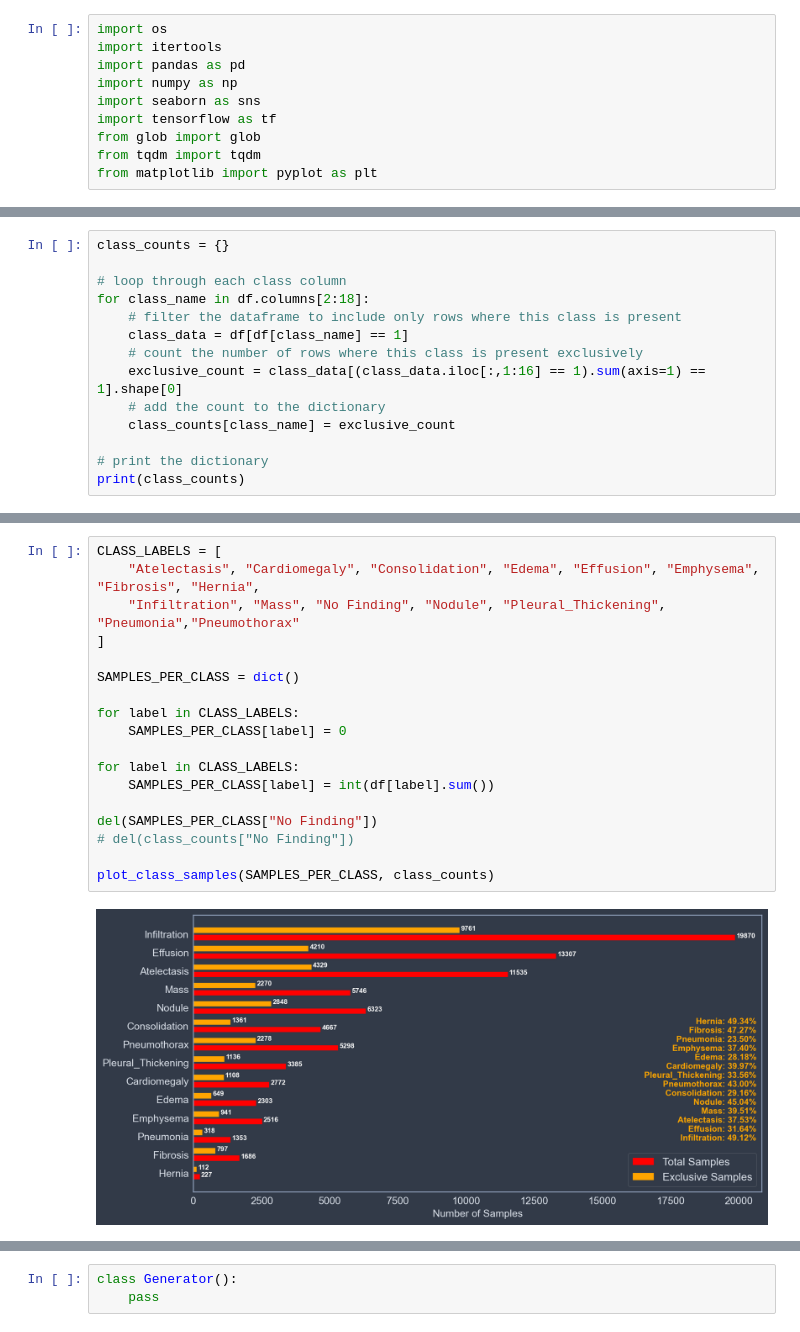
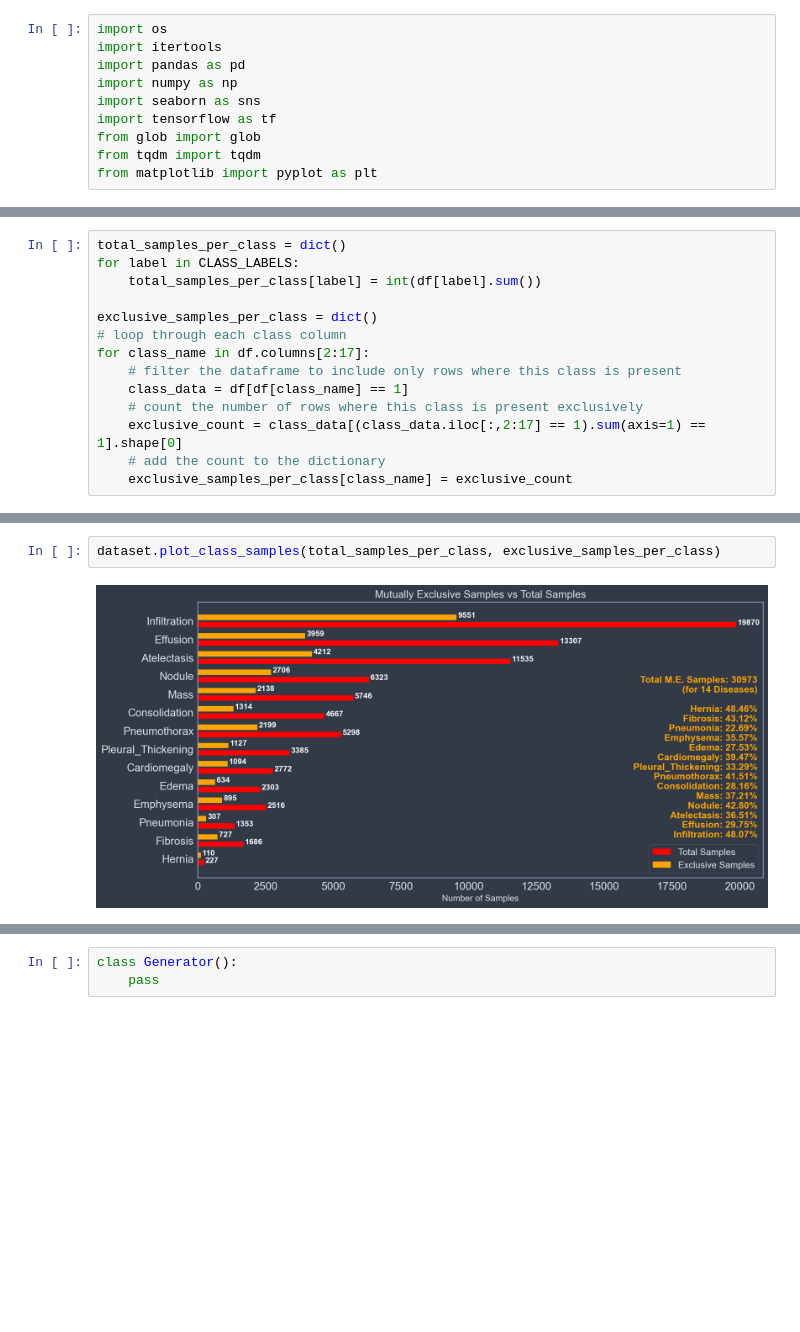
Before and after one commit to irtiza7/Lung-Disease-Classification, a Jupyter notebook: GAN_Tensorflow.ipynb, the cells around one changed output, grey strips where cells are left out. Cells and saved outputs as stored; diff of their text form; blank space fills up the shorter version.

Commit message:
Plotted a graph indicating mutually exclusive samples vs total samples per class.

```diff
--- a/GAN_Tensorflow.ipynb
+++ b/GAN_Tensorflow.ipynb
@@ -73,14 +161,14 @@ df = dataset.one_hot_encode(df)
 # %%
-class_counts = {}
+total_samples_per_class = dict()
+for label in CLASS_LABELS:
+    total_samples_per_class[label] = int(df[label].sum())
 
+exclusive_samples_per_class = dict()
 # loop through each class column
-for class_name in df.columns[2:18]:
+for class_name in df.columns[2:17]:
     # filter the dataframe to include only rows where this class is present
     class_data = df[df[class_name] == 1]
     # count the number of rows where this class is present exclusively
-    exclusive_count = class_data[(class_data.iloc[:,1:16] == 1).sum(axis=1) == 1].shape[0]
+    exclusive_count = class_data[(class_data.iloc[:,2:17] == 1).sum(axis=1) == 1].shape[0]
     # add the count to the dictionary
-    class_counts[class_name] = exclusive_count
-
-# print the dictionary
-print(class_counts)
+    exclusive_samples_per_class[class_name] = exclusive_count
@@ -302,21 +175,5 @@ def plot_class_samples(total_samples, exclusive_samples):
-# %%
-CLASS_LABELS = [
-    "Atelectasis", "Cardiomegaly", "Consolidation", "Edema", "Effusion", "Emphysema", "Fibrosis", "Hernia",
-    "Infiltration", "Mass", "No Finding", "Nodule", "Pleural_Thickening", "Pneumonia","Pneumothorax"
-]
-
-SAMPLES_PER_CLASS = dict()
-
-for label in CLASS_LABELS:
-    SAMPLES_PER_CLASS[label] = 0
-
-for label in CLASS_LABELS:
-    SAMPLES_PER_CLASS[label] = int(df[label].sum())
-
-del(SAMPLES_PER_CLASS["No Finding"])
-# del(class_counts["No Finding"])
-
-plot_class_samples(SAMPLES_PER_CLASS, class_counts)
-# %% [output]
-[figure, removed]
+# %%
+dataset.plot_class_samples(total_samples_per_class, exclusive_samples_per_class)
+# %% [output]
+[figure, added]
 # %%
```
Also changed, not shown: parts of 11 cells of this notebook.
